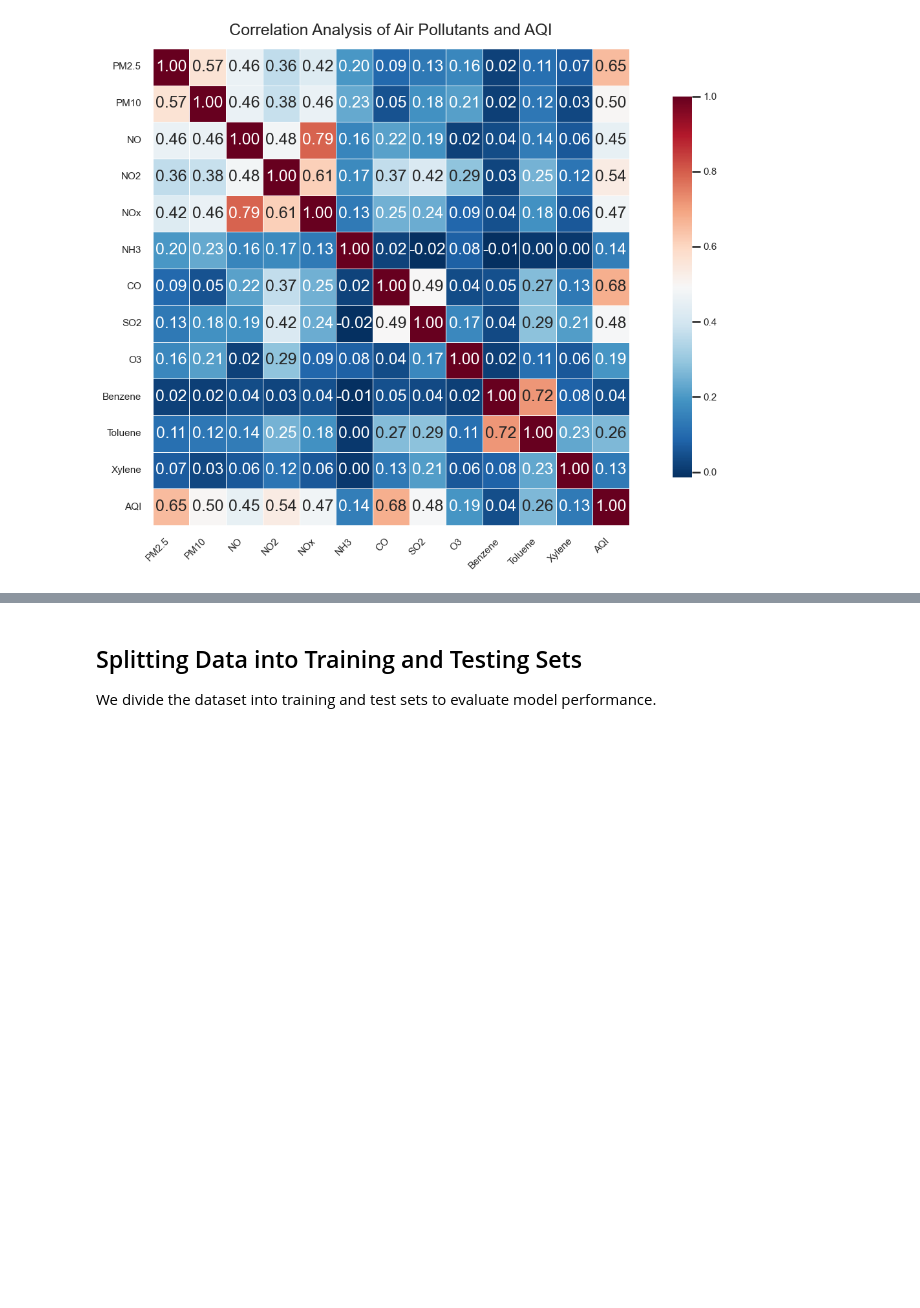
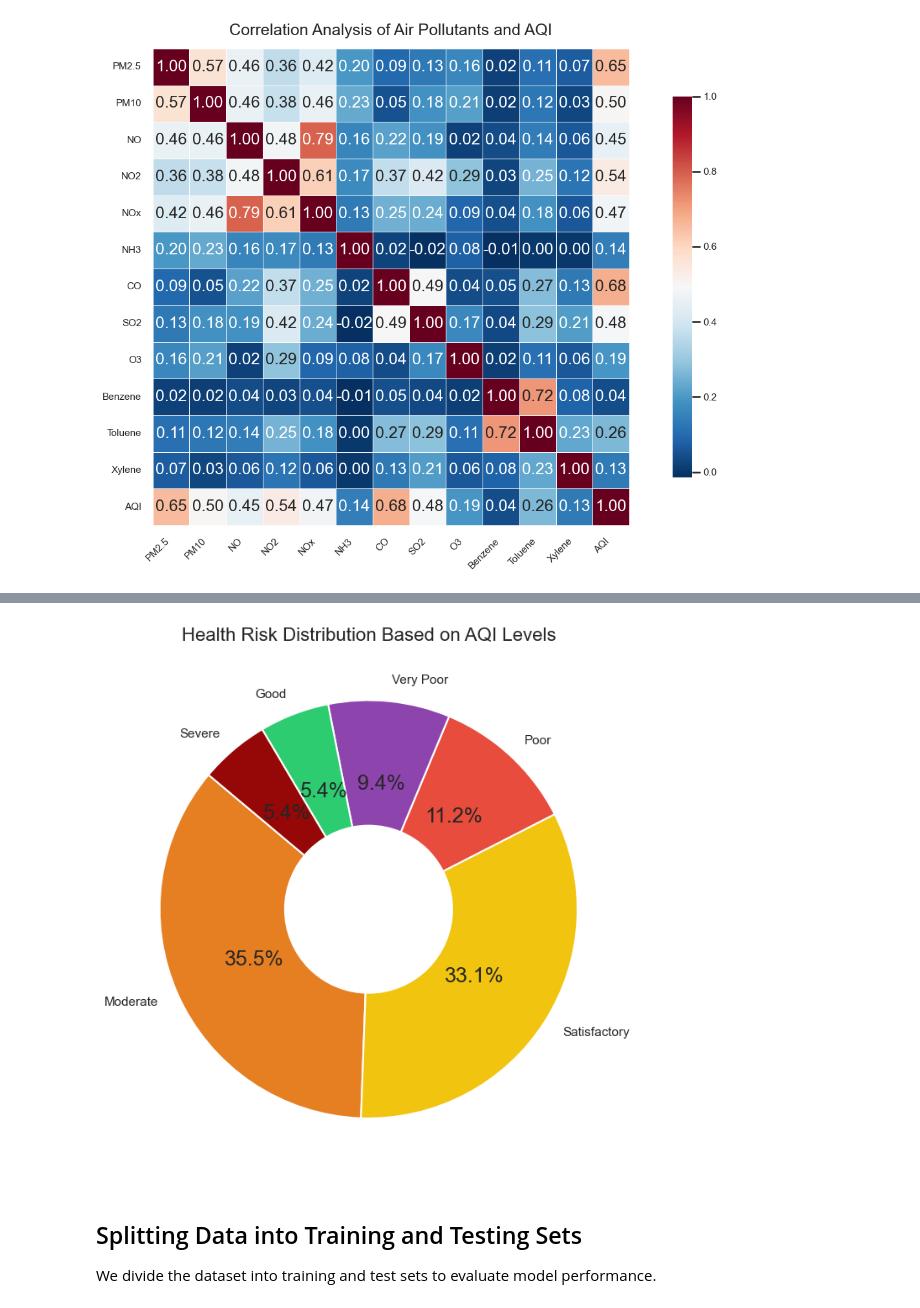
Before and after one commit to Shashvt/aqi-prediction-ml, a Jupyter notebook: Code.ipynb, the cells around one changed output, grey strips where cells are left out. Saved outputs shown, nothing was run; the diff lists cells and outputs as text; code cells hidden in the pictures; blank space fills up the shorter version.

```diff
--- a/Code.ipynb
+++ b/Code.ipynb
@@ -151,3 +250,21 @@ plt.tight_layout()
 plt.show()
 # %% [output]
 [figure]
+# %%
+def get_health_risk(aqi):
+    if aqi <= 50:
+        return "Good"
+    elif aqi <= 100:
+        return "Satisfactory"
+    elif aqi <= 200:
+        return "Moderate"
+    elif aqi <= 300:
+        return "Poor"
+    elif aqi <= 400:
+        return "Very Poor"
+    else:
+        return "Severe"
+# %%
+df_eda["Health_Risk"] = df_eda["AQI"].apply(
+    lambda x: get_health_risk(x) if pd.notna(x) else None
+)
@@ -154,3 +282,23 @@ plt.show()
+# %%
+health_counts = df_eda["Health_Risk"].value_counts()
+
+plt.figure(figsize=(7, 7))
+plt.pie(
+    health_counts,
+    labels=health_counts.index,
+    autopct="%1.1f%%",
+    startangle=140,
+    colors=["#E67E22", "#F1C40F", "#E74C3C", "#8E44AD", "#2ECC71", "#960808"]
+)
+
+centre_circle = plt.Circle((0, 0), 0.40, fc="white")
+plt.gca().add_artist(centre_circle)
+
+plt.title("Health Risk Distribution Based on AQI Levels", fontsize=16)
+plt.tight_layout()
+plt.show()
+# %% [output]
+[figure, added]
 # %% [markdown]
 ## Splitting Data into Training and Testing Sets
 We divide the dataset into training and test sets to evaluate model performance.
```
Also changed, not shown: parts of 9 cells of this notebook.
